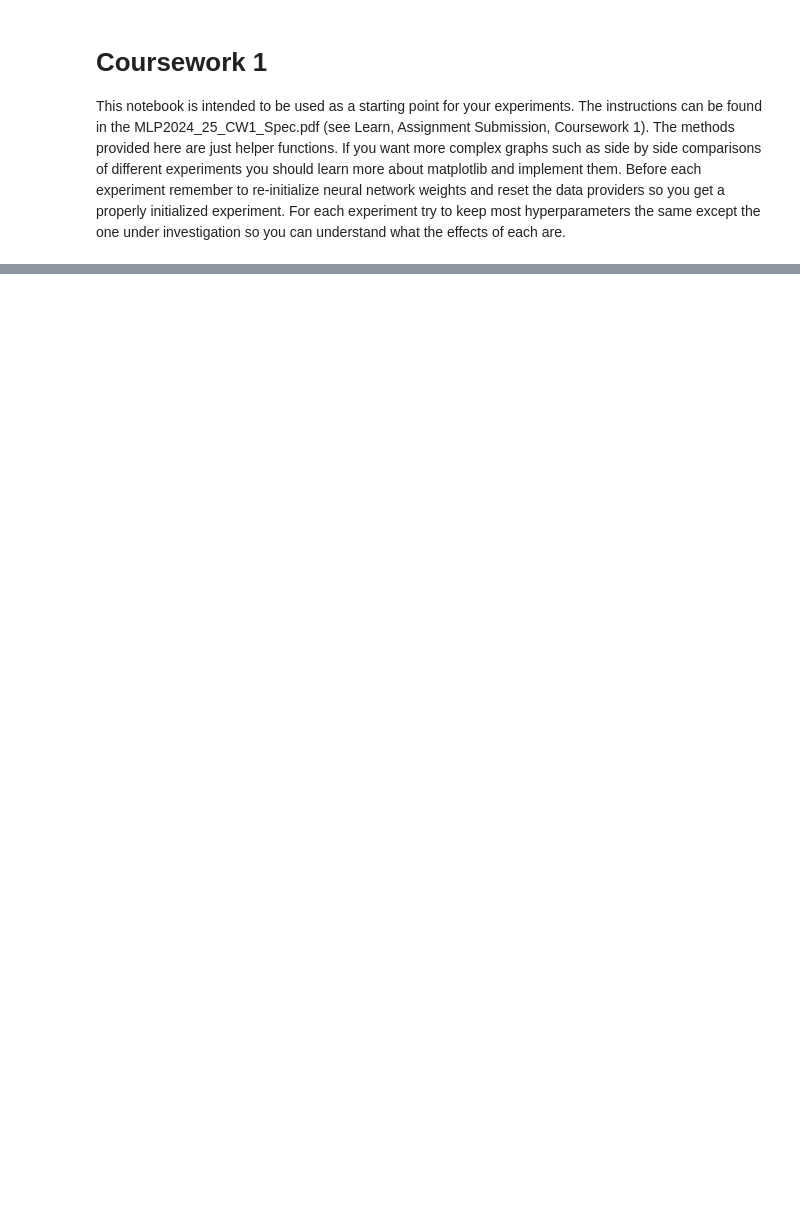
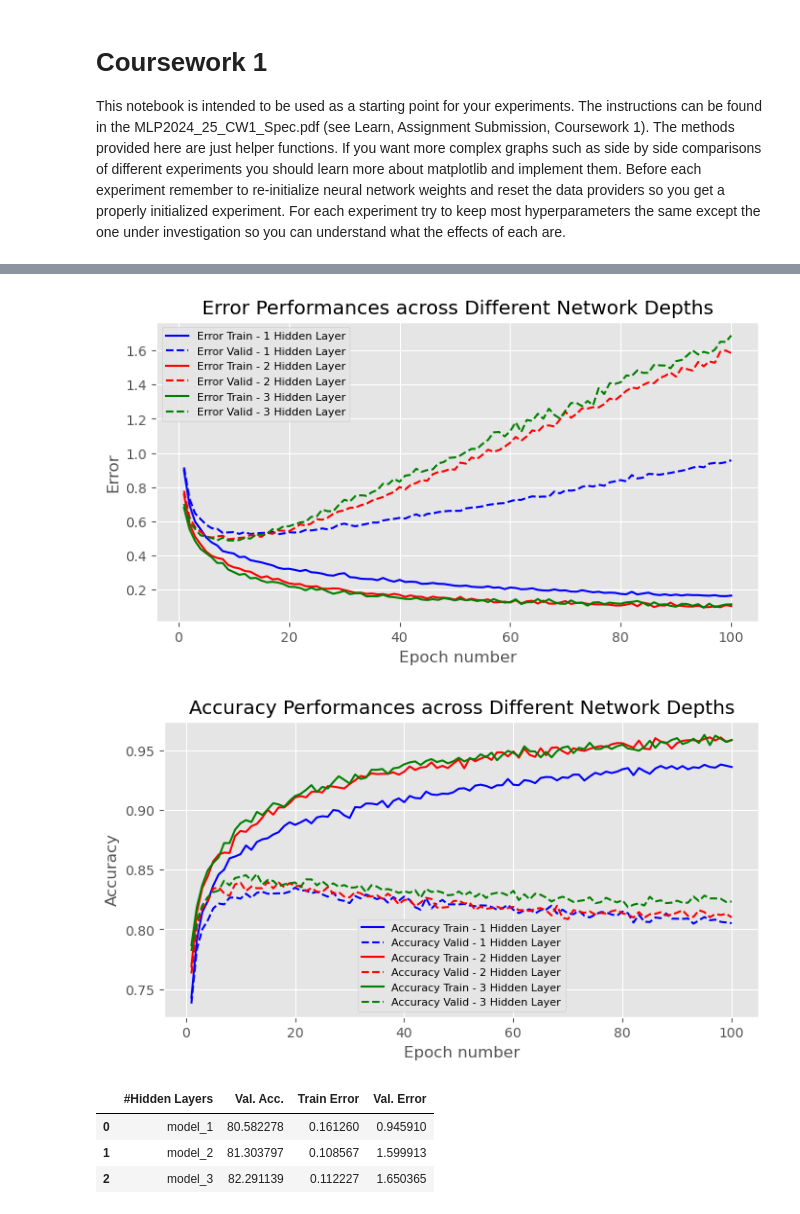
Before and after one commit to bangsen79/mlpractical, a Jupyter notebook: notebooks/Coursework_1.ipynb, the cells around one changed output, grey strips where cells are left out. Saved outputs shown, nothing was run; the diff lists cells and outputs as text; code cells hidden in the pictures; blank space fills up the shorter version.

```diff
--- a/notebooks/Coursework_1.ipynb
+++ b/notebooks/Coursework_1.ipynb
@@ -124,0 +331,20 @@ _ = train_model_and_plot_stats(
+# %%
+#Print Summary Tables Varying Performances for Network Width
+#!pip install pandas
+import pandas as pd
+
+summary_data_100 = []
+
+for hidden_dim,(stats,keys) in stats_dictionary.items():
+    accuracy = stats[99,keys['acc(valid)']]*100
+    train_error = stats[99,keys['error(train)']]
+    val_error = stats[99,keys['error(valid)']]
+    summary_data_100.append({
+        '#Hidden Units' : hidden_dim,
+        'Val. Acc.' : accuracy,
+        'Train Error' : train_error,
+        'Val. Error' : val_error,
+    })
+
+summary_df = pd.DataFrame(summary_data_100)
+summary_df
@@ -124,0 +478,60 @@ _ = train_model_and_plot_stats(
+# %%
+colors = ['blue','red','green']
+fig_3 = plt.figure(figsize=(8, 4))
+ax_3 = fig_3.add_subplot(111)
+
+for idx,(model_name,(stats,keys)) in enumerate(model_stats.items()):
+    color = colors[idx]
+
+    ax_3.plot(np.arange(1, stats.shape[0]) * stats_interval,
+              stats[1:, keys['error(train)']],linestyle='-',color = color , label=f"Error Train - {idx+1} Hidden Layer")
+    ax_3.plot(np.arange(1, stats.shape[0]) * stats_interval,
+              stats[1:, keys['error(valid)']],linestyle='--',color = color , label=f"Error Valid - {idx+1} Hidden Layer")
+
+ax_3.legend(loc='best',fontsize = 8)
+ax_3.set_xlabel('Epoch number')
+ax_3.set_ylabel('Error')
+ax_3.set_title('Error Performances across Different Network Depths')
+fig_3.savefig('Plotting_Error_Depth.png',format = 'png')
+
+fig_4 = plt.figure(figsize=(8, 4))
+ax_4 = fig_4.add_subplot(111)
+
+for idx,(model_name,(stats,keys)) in enumerate(model_stats.items()):
+    color = colors[idx]
+
+    ax_4.plot(np.arange(1, stats.shape[0]) * stats_interval,
+              stats[1:, keys['acc(train)']],linestyle='-',color = color , label=f"Accuracy Train - {idx+1} Hidden Layer")
+    ax_4.plot(np.arange(1, stats.shape[0]) * stats_interval,
+              stats[1:, keys['acc(valid)']],linestyle='--',color = color , label=f"Accuracy Valid - {idx+1} Hidden Layer")
+
+ax_4.legend(loc='best',fontsize = 8)
+ax_4.set_xlabel('Epoch number')
+ax_4.set_ylabel('Accuracy')
+ax_4.set_title('Accuracy Performances across Different Network Depths')
+fig_4.savefig('Plotting_Accuracy_Depth.png',format = 'png')
+plt.show()
+# %% [output]
+[figure, added]
+[figure, added]
+# %%
+summary_data_100_depth = []
+
+for model_name,(stats,keys) in model_stats.items():
+    accuracy_d = stats[99,keys['acc(valid)']]*100
+    train_error_d = stats[99,keys['error(train)']]
+    val_error_d = stats[99,keys['error(valid)']]
+    summary_data_100_depth.append({
+        '#Hidden Layers' : model_name,
+        'Val. Acc.' : accuracy_d,
+        'Train Error' : train_error_d,
+        'Val. Error' : val_error_d,
+    })
+
+summary_df_2 = pd.DataFrame(summary_data_100_depth)
+summary_df_2
+# %% [output]
+|  | #Hidden Layers | Val. Acc. | Train Error | Val. Error |
+| 0 | model_1 | 80.582278 | 0.161260 | 0.945910 |
+| 1 | model_2 | 81.303797 | 0.108567 | 1.599913 |
+| 2 | model_3 | 82.291139 | 0.112227 | 1.650365 |
```
Also changed, not shown: parts of 15 cells of this notebook, 8 other files.
